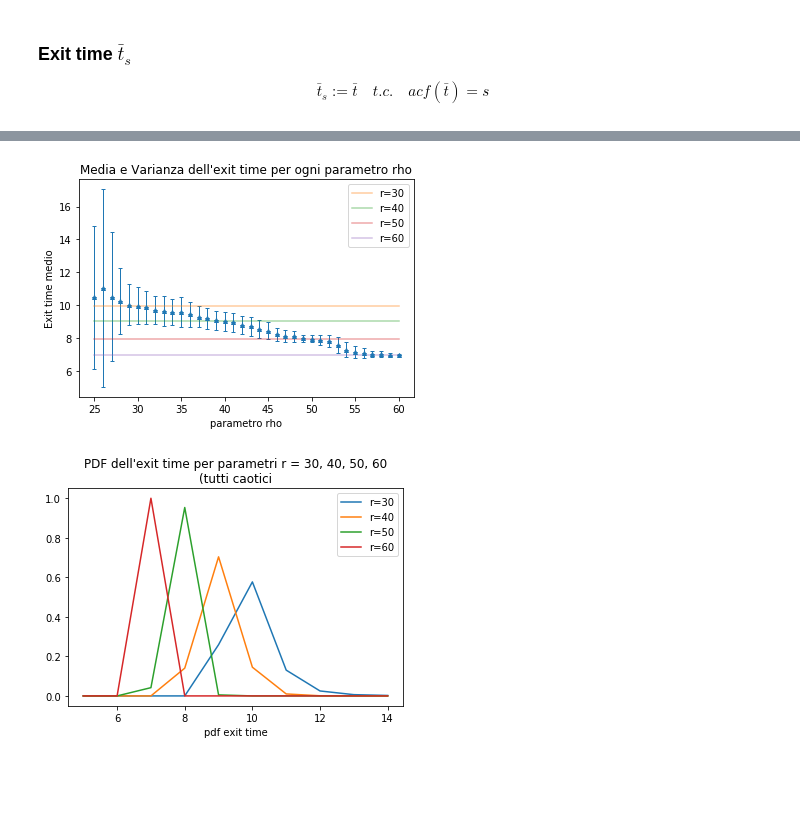
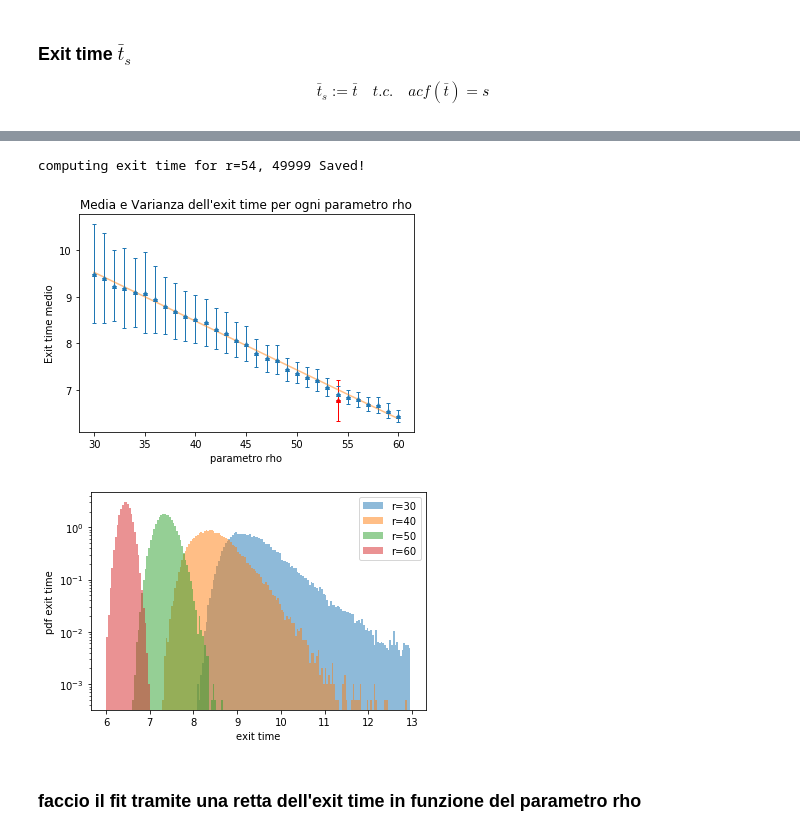
Before and after one commit to scarpma/lorenz, a Jupyter notebook: auto_corr.ipynb, the cells around one changed output, grey strips where cells are left out. Cells and saved outputs as stored; diff of their text form; code cells hidden in the pictures; blank space fills up the shorter version.

```diff
--- a/auto_corr.ipynb
+++ b/auto_corr.ipynb
@@ -184,54 +201,61 @@ computing exit time for r=18.0,  5174
+# %%
+path = ['../lorenz_wgan/runs/9/gen_trajs.npy']
+gen_exit_time(path,0.5)
+# %% [output]
+computing exit time for r=54, 49999 Saved!
 # %%
 import matplotlib.pyplot as plt
+import numpy as np
 
 soglia = 0.5
 
-rv = range(25,61,1)
+rv = range(30,61,1)
 paths = [f'/scratch/scarpolini/databases/exit_time_{soglia:.2f}_lorenz_{r:.1f}.npy' for r in rv]
+gen_path = '/scratch/scarpolini/databases/gen_exit_time_0.50_lorenz_54.0.npy'
 et = [np.load(path) for path in paths]
 
-#bins=[5.5,6.5,7.5,8.5,9.5,10.5,11.5,12.5,13.5,14.5]
 labels = [str(r) for r in rv]
-#plt.hist([x[0] for x in et], bins=bins,label=labels, density=True, histtype='bar')
-#plt.legend()
-#plt.show()
 means = [np.mean(x) for x in [x[0] for x in et]]
 stds = [np.std(x) for x in [x[0] for x in et]]
-my_et = [et[5],et[15],et[25],et[35]]
-my_labels = [f"r={r}" for r in [rv[5],rv[15],rv[25],rv[35]]]
-my_means = [np.mean(x) for x in [x[0] for x in my_et]]
+
+gen = np.load('/scratch/scarpolini/databases/gen_exit_time_0.50_lorenz_54.0.npy')
+gen_mean, gen_std = np.mean(gen), np.std(gen)
+
 
 l, caps, c = plt.errorbar(rv, means, stds, lw=0, marker='^', ms=4, elinewidth=1, uplims=True, lolims=True, capsize=2)
 for cap in caps:
     cap.set_marker("_")
-for i in range(len(my_means)): plt.plot([rv[0],rv[-1]],[my_means[i],my_means[i]],alpha=0.4, label=my_labels[i])
+
+l, caps, c = plt.errorbar([54.0], gen_mean, gen_std, lw=0, marker='^', ms=4, color='red', elinewidth=1, uplims=True, lolims=True, capsize=2)
+for cap in caps:
+    cap.set_marker("_")
+
+plt.plot(rv, fit, alpha = 0.5)
 plt.xlabel('parametro rho')
 plt.ylabel('Exit time medio')
 plt.title("Media e Varianza dell'exit time per ogni parametro rho")
-plt.legend()
-plt.savefig("plots/exit_time_medio.png", dpi=220, format='png')
+#plt.savefig("plots/exit_time_medio.png", dpi=220, format='png')
 plt.show()
 # %% [output]
-[figure, old version]
+[figure, new version]
 # %%
 import matplotlib.pyplot as plt
 
 soglia = 0.5
 
 rv = range(30,70,10)
+labels = ['r='+str(r) for r in rv]
 paths = [f'/scratch/scarpolini/databases/exit_time_{soglia:.2f}_lorenz_{r:.1f}.npy' for r in rv]
-et = [np.load(path) for path in paths]
+for path, label in zip(paths, labels):
+    plt.hist(np.load(path)[0], bins=np.arange(6,13,0.04), density=True, alpha=0.5, label=label)
 
-bins=[4.5,5.5,6.5,7.5,8.5,9.5,10.5,11.5,12.5,13.5,14.5]
-axis = [np.mean([bins[i],bins[i+1]]) for i in range(0,len(bins)-1)]
-labels = [f'r={r}' for r in rv]
-hists = [np.histogram(a[0], bins=bins, density=True)[0] for a in et]
-for hist,label in zip(hists,labels): plt.plot(axis, hist, label=label)
+plt.xlabel('exit time')
+plt.ylabel('pdf exit time')
+plt.yscale('log')
 plt.legend()
-plt.xlabel('exit time')
-plt.xlabel('pdf exit time')
-plt.title("PDF dell'exit time per parametri r = 30, 40, 50, 60\n(tutti caotici")
 plt.savefig("plots/pdf_exit_time.png", dpi=220, format='png')
 plt.show()
 # %% [output]
-[figure, old version]
+[figure, new version]
+# %% [markdown]
+### faccio il fit tramite una retta dell'exit time in funzione del parametro rho
```
Also changed, not shown: parts of 13 cells of this notebook, 32 other files.
